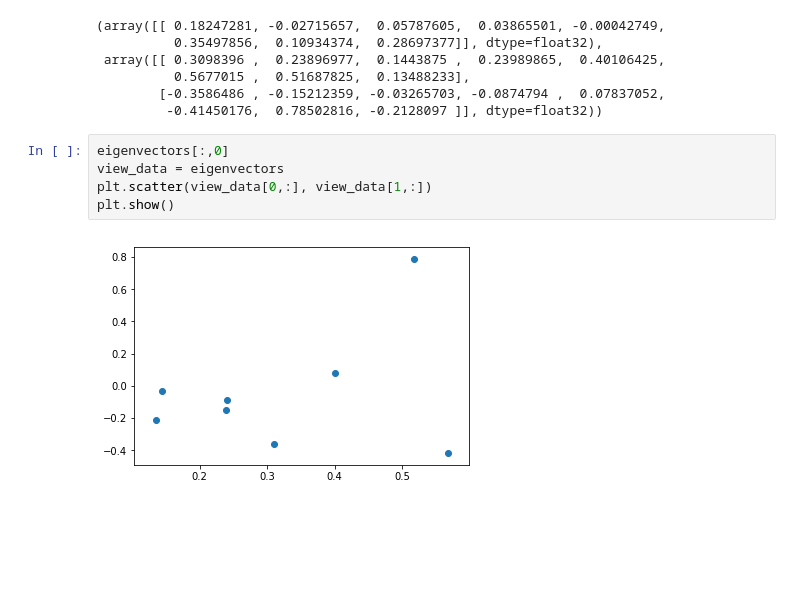
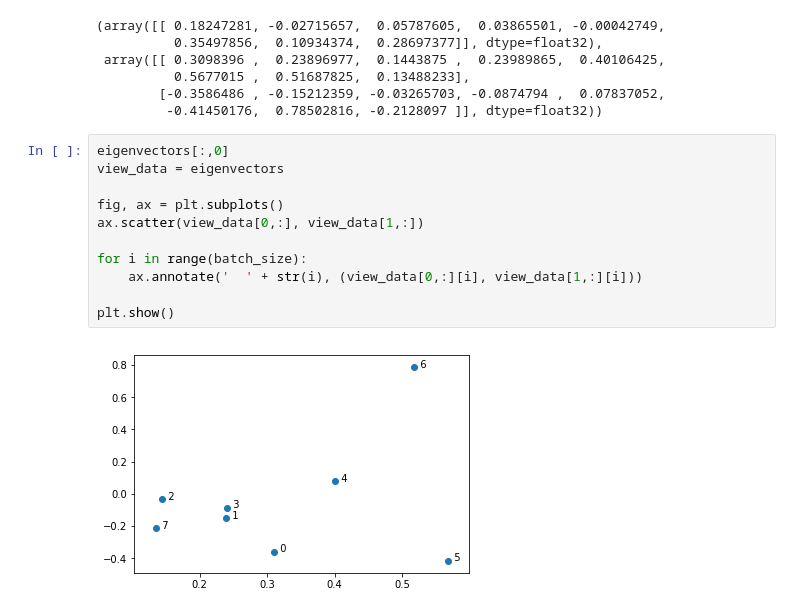
Before and after one commit to Ashgun/cv_crime_AE, a Jupyter notebook: Untitled.ipynb, the cells around one changed output. Drawn from its saved outputs; the diff is of its cells as text; blank space fills up the shorter version.

```diff
--- a/Untitled.ipynb
+++ b/Untitled.ipynb
@@ -205,7 +205,13 @@ mean, eigenvectors
 # %%
 eigenvectors[:,0]
 view_data = eigenvectors
-plt.scatter(view_data[0,:], view_data[1,:])
+
+fig, ax = plt.subplots()
+ax.scatter(view_data[0,:], view_data[1,:])
+
+for i in range(batch_size):
+    ax.annotate('  ' + str(i), (view_data[0,:][i], view_data[1,:][i]))
+
 plt.show()
 # %% [output]
-[figure, old version]
+[figure, new version]
```
